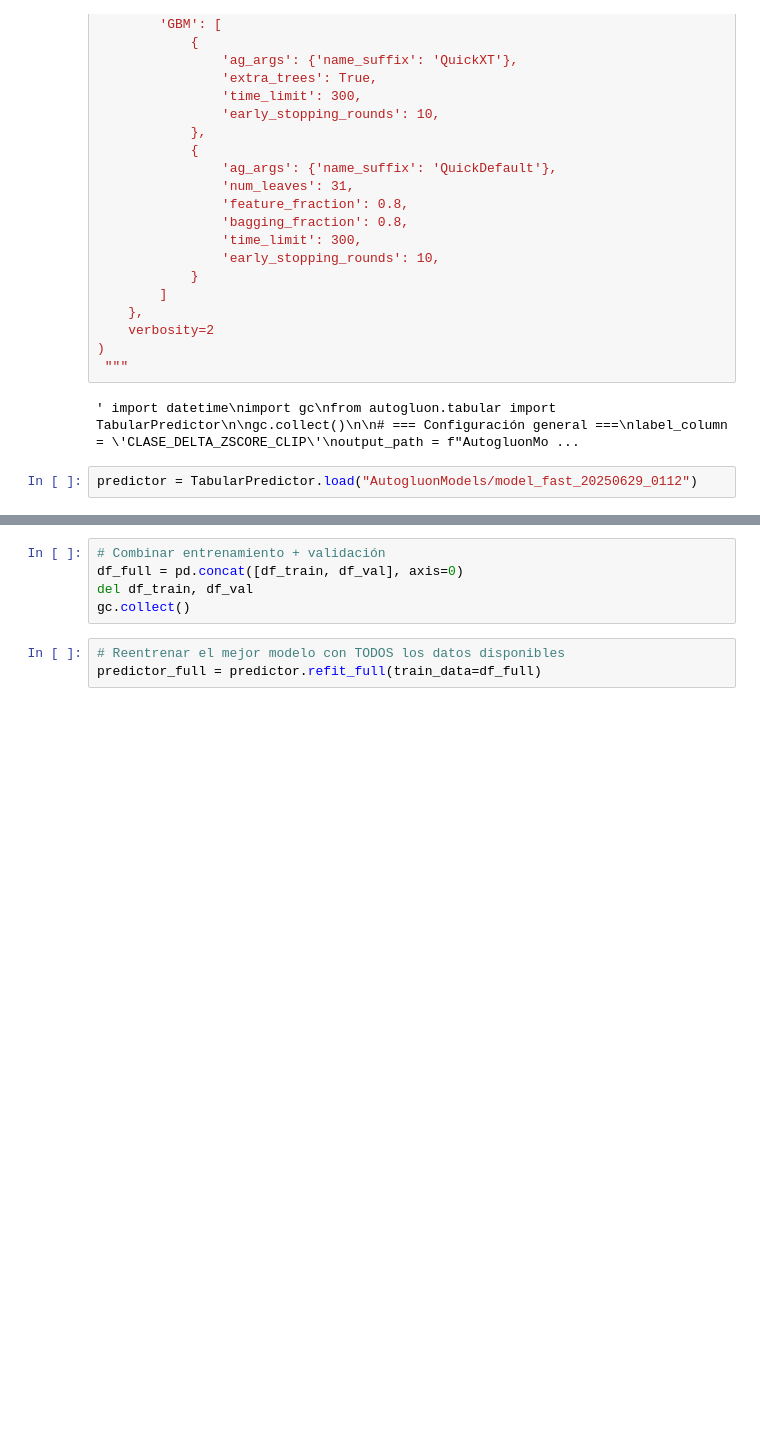
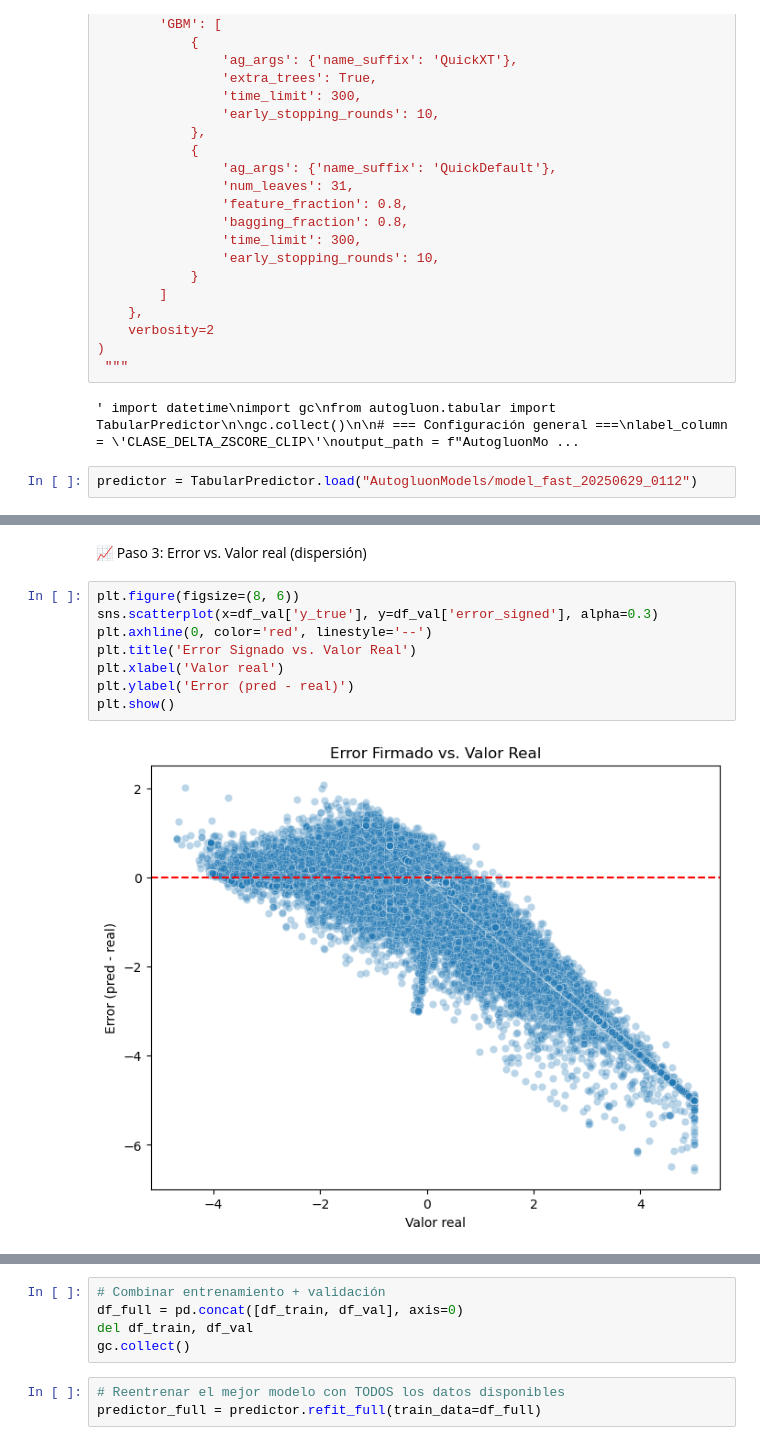
Before and after one commit to plcablinski/labo3-2025v, a Jupyter notebook: Autogluon_normalizando_clase_delta.ipynb, the cells around one changed output, grey strips where cells are left out. Drawn from its saved outputs; the diff is of its cells as text; blank space fills up the shorter version.

```diff
--- a/Autogluon_normalizando_clase_delta.ipynb
+++ b/Autogluon_normalizando_clase_delta.ipynb
@@ -249,0 +394,12 @@ importancia = predictor.feature_importance(df_val)
+# %% [markdown]
+📈 Paso 3: Error vs. Valor real (dispersión)
+# %%
+plt.figure(figsize=(8, 6))
+sns.scatterplot(x=df_val['y_true'], y=df_val['error_signed'], alpha=0.3)
+plt.axhline(0, color='red', linestyle='--')
+plt.title('Error Signado vs. Valor Real')
+plt.xlabel('Valor real')
+plt.ylabel('Error (pred - real)')
+plt.show()
+# %% [output]
+[figure, added]
```
Also changed, not shown: parts of 17 cells of this notebook, 1 other file.
